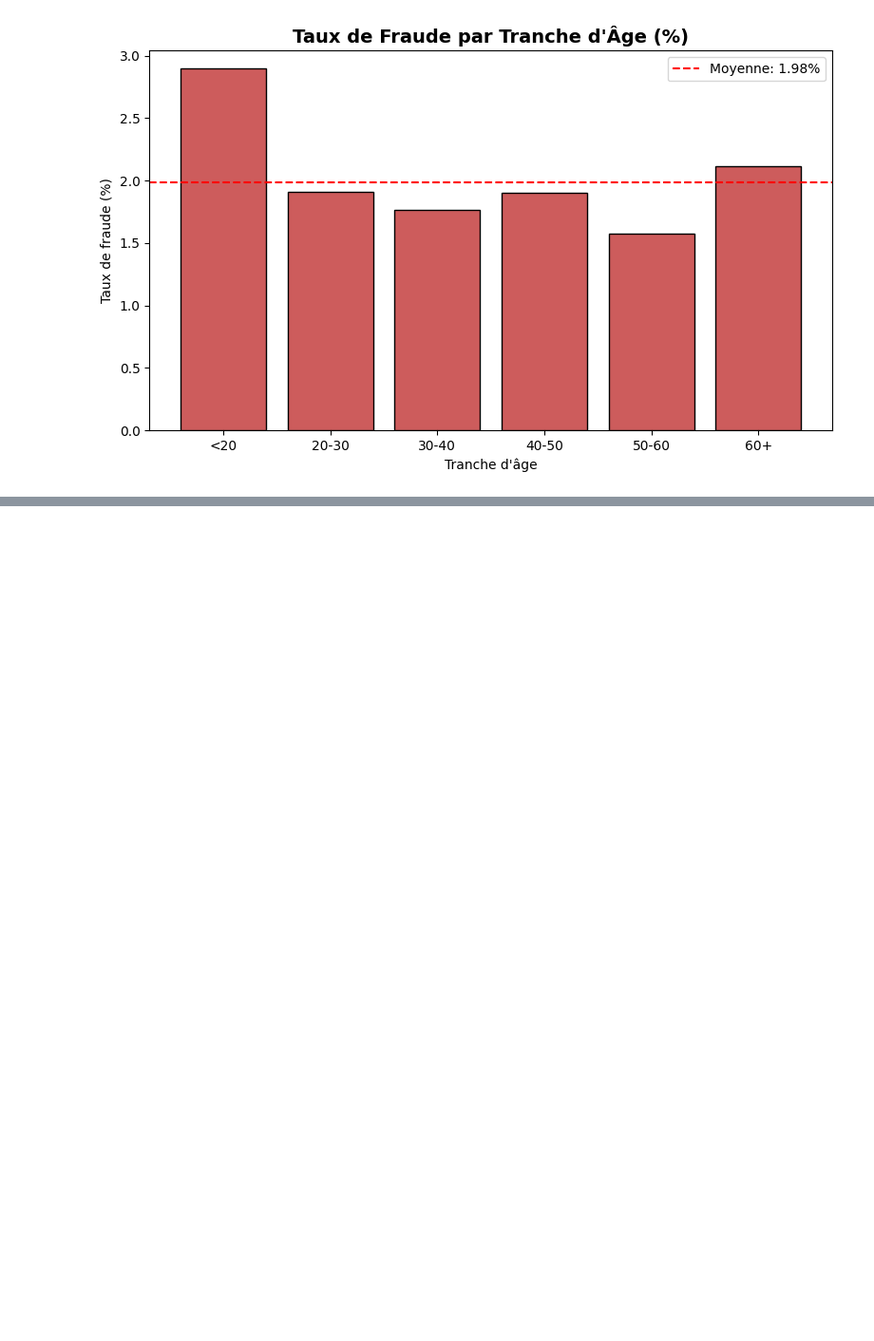
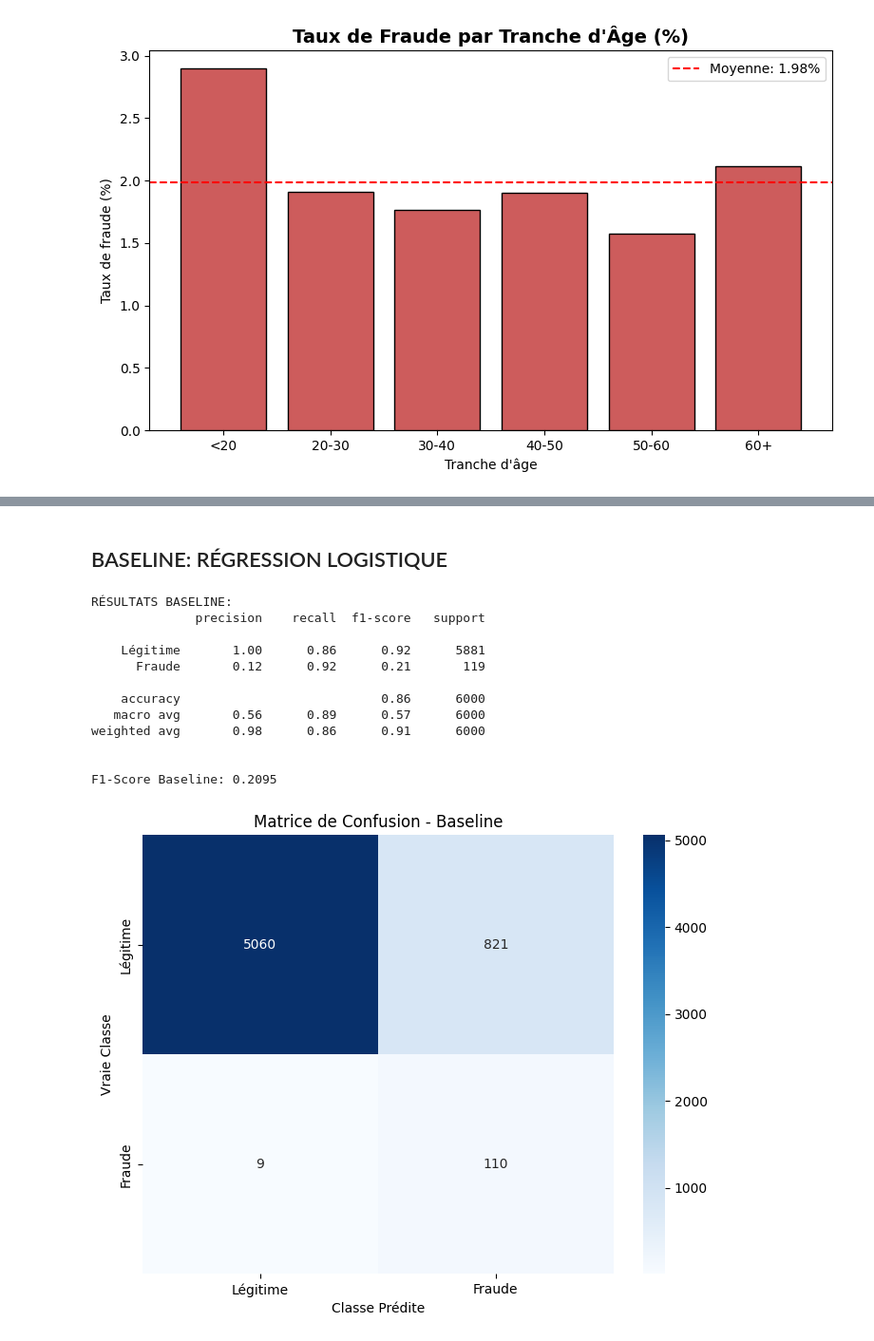
Before and after one commit to MathieuFan22/Mirada-Examen-ML-M2-ISPM, a Jupyter notebook: PoketraFinday-Mirada.ipynb, the cells around one changed output, grey strips where cells are left out. Shown at 95% size. Saved outputs shown, nothing was run; the diff lists cells and outputs as text; code cells hidden in the pictures; blank space fills up the shorter version.

```diff
--- a/PoketraFinday-Mirada.ipynb
+++ b/PoketraFinday-Mirada.ipynb
@@ -136,18 +148,18 @@ On remarque que entre 23h et 3h que les fraudes sont plus fréquentes
 ### Par montant :
 # %%
 import numpy as np
-# Define 10 bins between min and max amount
+
 bins = np.linspace(100, 19214000, 21)
 labels = [f"{int(bins[i]/1000)}k-{int(bins[i+1]/1000)}k" for i in range(len(bins)-1)]
 
-# Create 'amount_bin' column
-df['amount_bin'] = pd.cut(df['amount'], bins=bins, labels=labels, include_lowest=True)
+df_tmp_amount = df.copy()
+df_tmp_amount['amount_bin'] = pd.cut(df_tmp_amount['amount'], bins=bins, labels=labels, include_lowest=True)
 
-fraud_counts_by_amount = df[df['is_fraud'] == 1].groupby('amount_bin').size()
+fraud_counts_by_amount = df_tmp_amount[df_tmp_amount['is_fraud'] == 1].groupby('amount_bin').size()
 
 plt.figure(figsize=(20,6))
 sns.barplot(x=fraud_counts_by_amount.index, y=fraud_counts_by_amount.values)
-plt.xticks(rotation=90)  # rotate labels for readability
+plt.xticks(rotation=90)
 plt.xlabel("Amount Range")
 plt.ylabel("Number of Fraudulent Transactions")
 plt.title("Fraud Count per Amount Bin")
@@ -159,11 +171,12 @@ plt.show()
 On remarque que entre 0 Ariary et 960 000 Ariary que les fraudes sont plus fréquentes.
 # %%
 age_bins = [0, 20, 30, 40, 50, 60, 100]
-df['age_group'] = pd.cut(df['age'], bins=age_bins, labels=['<20', '20-30', '30-40', '40-50', '50-60', '60+'])
+df_tmp_age = df.copy()
+df_tmp_age['age_group'] = pd.cut(df_tmp_age['age'], bins=age_bins, labels=['<20', '20-30', '30-40', '40-50', '50-60', '60+'])
 
 # Calculer le taux de fraude par tranche d'âge
-fraud_by_age = df.groupby('age_group')['is_fraud'].mean() * 100
-fraud_pct = df['is_fraud'].value_counts(normalize=True) * 100  # moyenne globale
+fraud_by_age = df_tmp_age.groupby('age_group')['is_fraud'].mean() * 100
+fraud_pct = df_tmp_age['is_fraud'].value_counts(normalize=True) * 100
 
 # Graphique en barres
 plt.figure(figsize=(8,5))
@@ -180,0 +277,44 @@ plt.show()
+# %% [markdown]
+## BASELINE: RÉGRESSION LOGISTIQUE
+# %%
+
+# Modèle avec class_weight pour gérer le déséquilibre
+baseline_model = LogisticRegression(max_iter=1000,
+                                     class_weight='balanced',
+                                     random_state=42)
+
+baseline_model.fit(X_train_scaled, y_train)
+y_pred_baseline = baseline_model.predict(X_val_scaled)
+
+
+print("\nRÉSULTATS BASELINE:")
+print(classification_report(y_val, y_pred_baseline,
+                           target_names=['Légitime', 'Fraude']))
+
+baseline_f1 = f1_score(y_val, y_pred_baseline)
+print(f"\nF1-Score Baseline: {baseline_f1:.4f}")
+
+
+cm_baseline = confusion_matrix(y_val, y_pred_baseline)
+plt.figure(figsize=(8, 6))
+sns.heatmap(cm_baseline, annot=True, fmt='d', cmap='Blues',
+            xticklabels=['Légitime', 'Fraude'],
+            yticklabels=['Légitime', 'Fraude'])
+plt.title('Matrice de Confusion - Baseline')
+plt.ylabel('Vraie Classe')
+plt.xlabel('Classe Prédite')
+plt.show()
+# %% [output]
+RÉSULTATS BASELINE:
+              precision    recall  f1-score   support
+
+    Légitime       1.00      0.86      0.92      5881
+      Fraude       0.12      0.92      0.21       119
+
+    accuracy                           0.86      6000
+   macro avg       0.56      0.89      0.57      6000
+weighted avg       0.98      0.86      0.91      6000
+
+
+F1-Score Baseline: 0.2095
+[figure, added]
```
Also changed, not shown: parts of 11 cells of this notebook.
